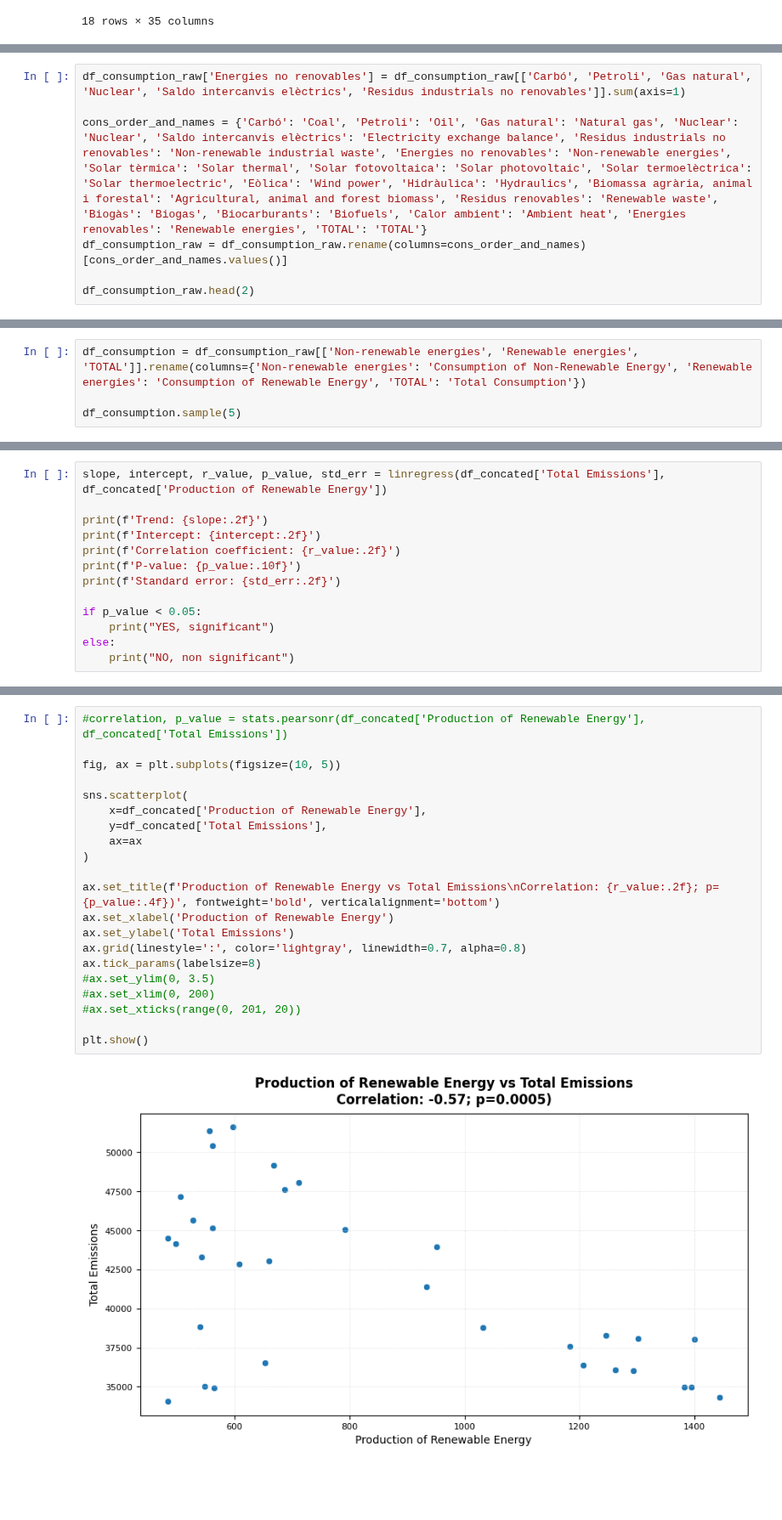
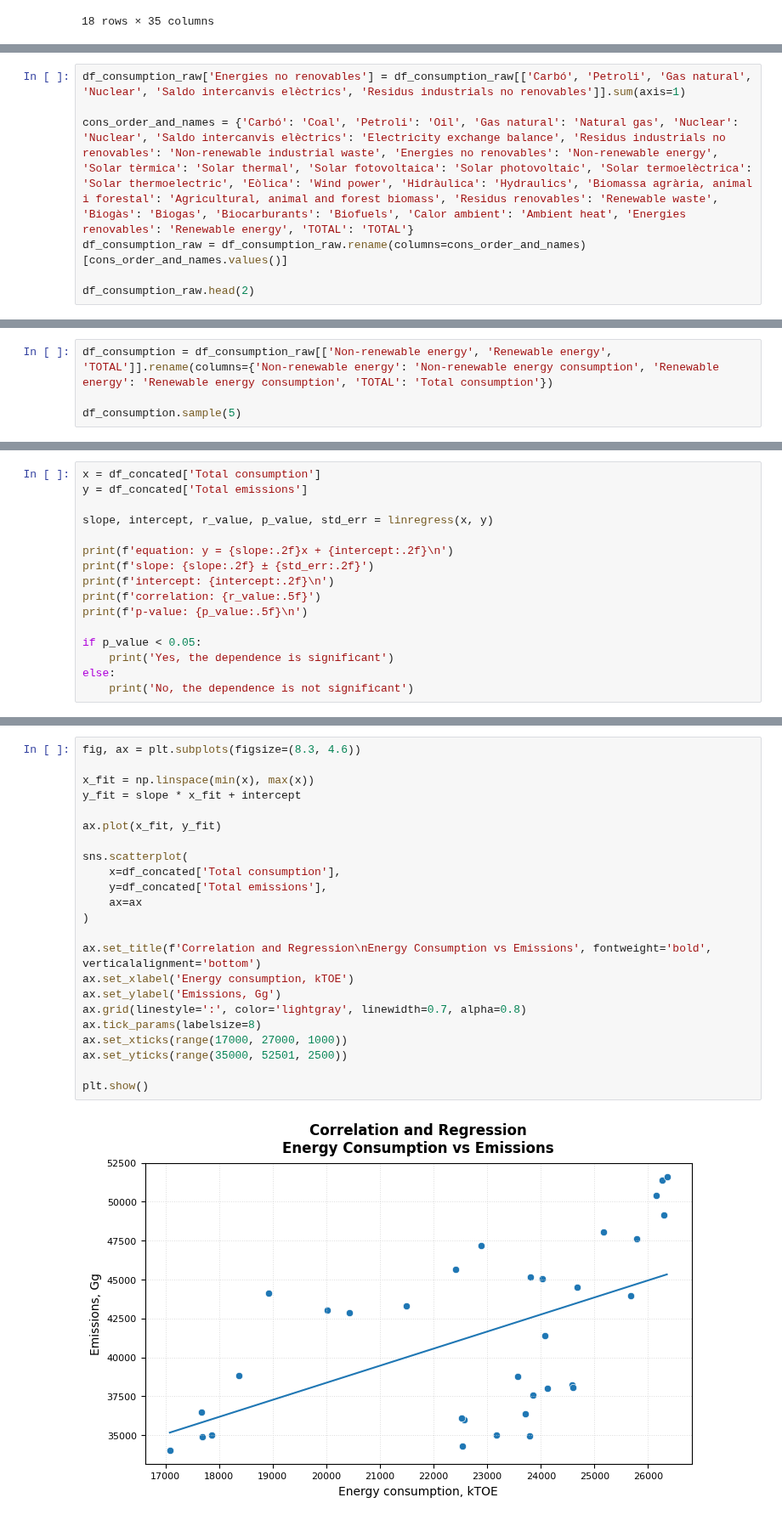
Before and after one commit to leocareer/DA_specialization, a Jupyter notebook: Sprint_10/S10_EDA.ipynb, the cells around one changed output, grey strips where cells are left out. Shown at 85% size. Saved outputs shown, nothing was run; the diff lists cells and outputs as text; blank space fills up the shorter version.

```diff
--- a/Sprint_10/S10_EDA.ipynb
+++ b/Sprint_10/S10_EDA.ipynb
@@ -246,7 +248,7 @@ df_consumption_raw.head(5)
 # %%
 df_consumption_raw['Energies no renovables'] = df_consumption_raw[['Carbó', 'Petroli', 'Gas natural', 'Nuclear', 'Saldo intercanvis elèctrics', 'Residus industrials no renovables']].sum(axis=1)
 
-cons_order_and_names = {'Carbó': 'Coal', 'Petroli': 'Oil', 'Gas natural': 'Natural gas', 'Nuclear': 'Nuclear', 'Saldo intercanvis elèctrics': 'Electricity exchange balance', 'Residus industrials no renovables': 'Non-renewable industrial waste', 'Energies no renovables': 'Non-renewable energies', 'Solar tèrmica': 'Solar thermal', 'Solar fotovoltaica': 'Solar photovoltaic', 'Solar termoelèctrica': 'Solar thermoelectric', 'Eòlica': 'Wind power', 'Hidràulica': 'Hydraulics', 'Biomassa agrària, animal i forestal': 'Agricultural, animal and forest biomass', 'Residus renovables': 'Renewable waste', 'Biogàs': 'Biogas', 'Biocarburants': 'Biofuels', 'Calor ambient': 'Ambient heat', 'Energies renovables': 'Renewable energies', 'TOTAL': 'TOTAL'}
+cons_order_and_names = {'Carbó': 'Coal', 'Petroli': 'Oil', 'Gas natural': 'Natural gas', 'Nuclear': 'Nuclear', 'Saldo intercanvis elèctrics': 'Electricity exchange balance', 'Residus industrials no renovables': 'Non-renewable industrial waste', 'Energies no renovables': 'Non-renewable energy', 'Solar tèrmica': 'Solar thermal', 'Solar fotovoltaica': 'Solar photovoltaic', 'Solar termoelèctrica': 'Solar thermoelectric', 'Eòlica': 'Wind power', 'Hidràulica': 'Hydraulics', 'Biomassa agrària, animal i forestal': 'Agricultural, animal and forest biomass', 'Residus renovables': 'Renewable waste', 'Biogàs': 'Biogas', 'Biocarburants': 'Biofuels', 'Calor ambient': 'Ambient heat', 'Energies renovables': 'Renewable energy', 'TOTAL': 'TOTAL'}
 df_consumption_raw = df_consumption_raw.rename(columns=cons_order_and_names)[cons_order_and_names.values()]
 
 df_consumption_raw.head(2)
@@ -290,7 +292,7 @@ df_consumption_raw.describe()
 | 75% | 267.075003 | 11265.078036 | 5921.607633 | 6439.498618 | 423.476613 | 180.527327 | ... |
 | max | 565.100000 | 12571.711855 | 6719.985089 | 6696.378864 | 826.421046 | 215.715359 | ... |
 # %%
-df_consumption = df_consumption_raw[['Non-renewable energies', 'Renewable energies', 'TOTAL']].rename(columns={'Non-renewable energies': 'Consumption of Non-Renewable Energy', 'Renewable energies': 'Consumption of Renewable Energy', 'TOTAL': 'Total Consumption'})
+df_consumption = df_consumption_raw[['Non-renewable energy', 'Renewable energy', 'TOTAL']].rename(columns={'Non-renewable energy': 'Non-renewable energy consumption', 'Renewable energy': 'Renewable energy consumption', 'TOTAL': 'Total consumption'})
 
 df_consumption.sample(5)
 # %% [output]
@@ -368,14 +496,17 @@ plt.show()
 # %%
-slope, intercept, r_value, p_value, std_err = linregress(df_concated['Total Emissions'], df_concated['Production of Renewable Energy'])
+x = df_concated['Total consumption']
+y = df_concated['Total emissions']
 
-print(f'Trend: {slope:.2f}')
-print(f'Intercept: {intercept:.2f}')
-print(f'Correlation coefficient: {r_value:.2f}')
-print(f'P-value: {p_value:.10f}')
-print(f'Standard error: {std_err:.2f}')
+slope, intercept, r_value, p_value, std_err = linregress(x, y)
+
+print(f'equation: y = {slope:.2f}x + {intercept:.2f}\n')
+print(f'slope: {slope:.2f} ± {std_err:.2f}')
+print(f'intercept: {intercept:.2f}\n')
+print(f'correlation: {r_value:.5f}')
+print(f'p-value: {p_value:.5f}\n')
 
 if p_value < 0.05:
-    print("YES, significant")
+    print('Yes, the dependence is significant')
 else:
-    print("NO, non significant")
+    print('No, the dependence is not significant')
 # %% [output]
@@ -388,23 +522,25 @@ YES, significant
 # %%
-#correlation, p_value = stats.pearsonr(df_concated['Production of Renewable Energy'], df_concated['Total Emissions'])
+fig, ax = plt.subplots(figsize=(8.3, 4.6))
 
-fig, ax = plt.subplots(figsize=(10, 5))
+x_fit = np.linspace(min(x), max(x))
+y_fit = slope * x_fit + intercept
+
+ax.plot(x_fit, y_fit)
 
 sns.scatterplot(
-    x=df_concated['Production of Renewable Energy'],
-    y=df_concated['Total Emissions'],
+    x=df_concated['Total consumption'],
+    y=df_concated['Total emissions'],
     ax=ax
 )
 
-ax.set_title(f'Production of Renewable Energy vs Total Emissions\nCorrelation: {r_value:.2f}; p={p_value:.4f})', fontweight='bold', verticalalignment='bottom')
-ax.set_xlabel('Production of Renewable Energy')
-ax.set_ylabel('Total Emissions')
+ax.set_title(f'Correlation and Regression\nEnergy Consumption vs Emissions', fontweight='bold', verticalalignment='bottom')
+ax.set_xlabel('Energy consumption, kTOE')
+ax.set_ylabel('Emissions, Gg')
 ax.grid(linestyle=':', color='lightgray', linewidth=0.7, alpha=0.8)
 ax.tick_params(labelsize=8)
-#ax.set_ylim(0, 3.5)
-#ax.set_xlim(0, 200)
-#ax.set_xticks(range(0, 201, 20))
+ax.set_xticks(range(17000, 27000, 1000))
+ax.set_yticks(range(35000, 52501, 2500))
 
 plt.show()
 # %% [output]
-[figure, old version]
+[figure, new version]
```
Also changed, not shown: parts of 34 cells of this notebook.
